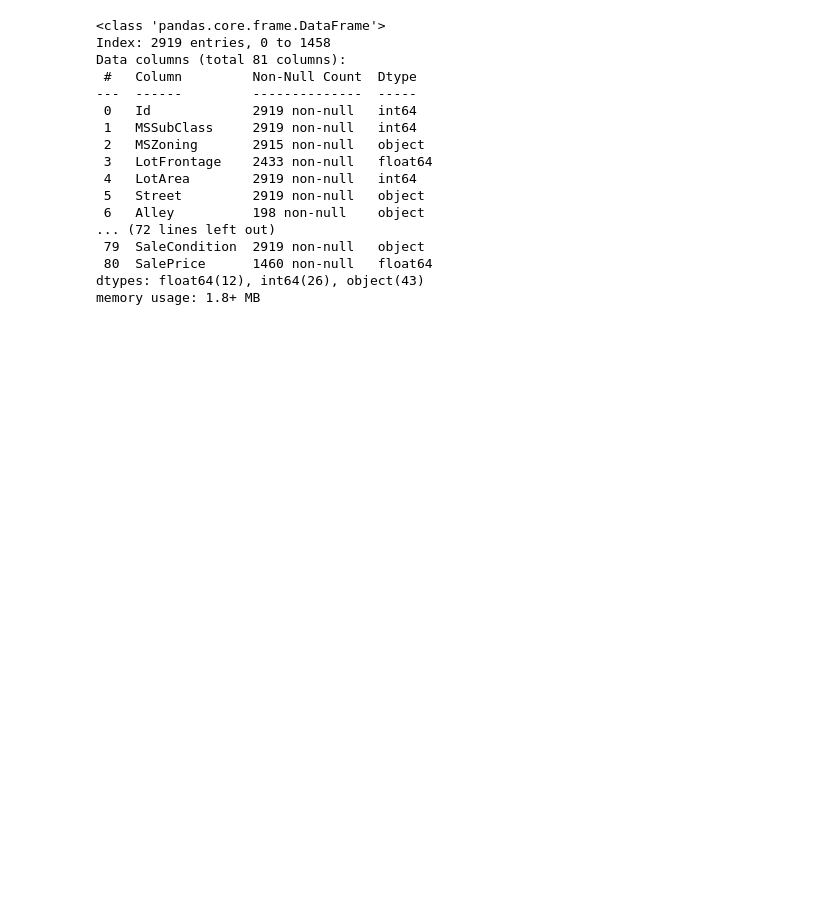
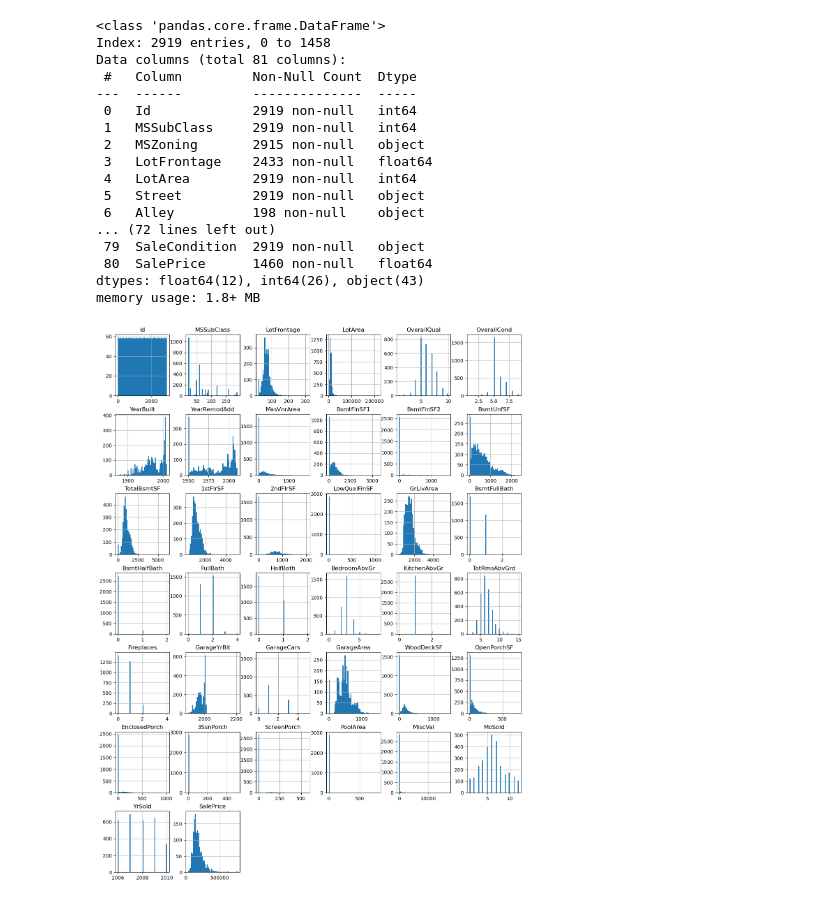
Before and after one commit to steestor/Supervised_Learning_Project_Samsung, a Jupyter notebook: Proyecto Final - House prices.ipynb, the cells around one changed output. Drawn from its saved outputs; the diff is of its cells as text; code cells hidden in the pictures; blank space fills up the shorter version.

```diff
--- a/Proyecto Final - House prices.ipynb
+++ b/Proyecto Final - House prices.ipynb
@@ -78,3 +78,8 @@ Data columns (total 81 columns):
  80  SalePrice      1460 non-null   float64
 dtypes: float64(12), int64(26), object(43)
 memory usage: 1.8+ MB
+# %%
+total_data.hist(bins=50, figsize=(15, 20))
+plt.show()
+# %% [output]
+[figure, added]
```
